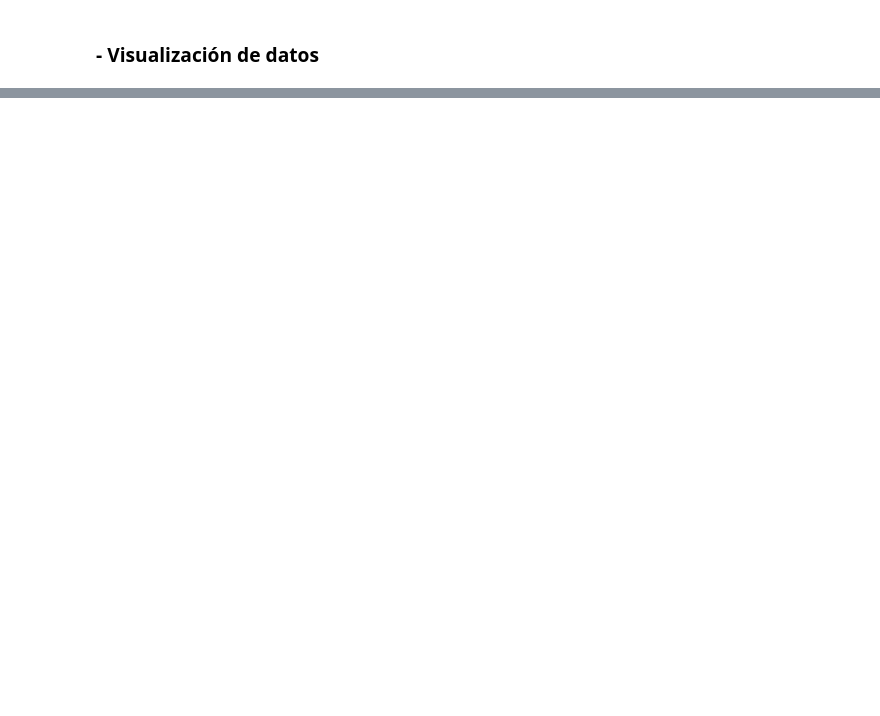
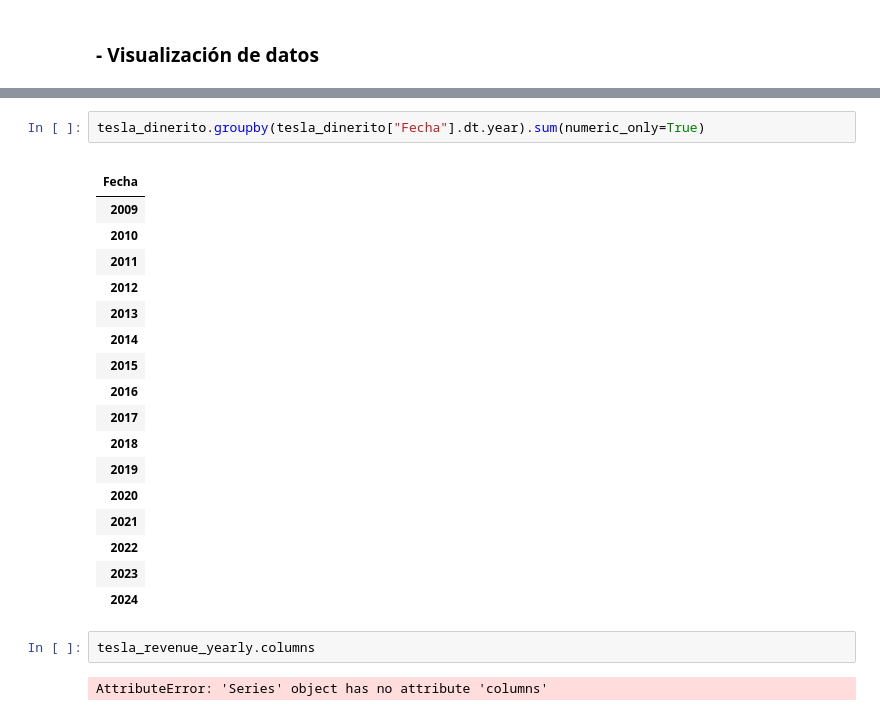
Before and after one commit to Antero-ops/web-scraping-project-tutorial, a Jupyter notebook: src/explore.es.ipynb, the cells around one changed output, grey strips where cells are left out. Cells and saved outputs as stored; diff of their text form; blank space fills up the shorter version.

```diff
--- a/src/explore.es.ipynb
+++ b/src/explore.es.ipynb
@@ -157,0 +197,25 @@ ValueError: Could not interpret value `Revenue` for `y`. An entry with this name
+# %%
+tesla_dinerito.groupby(tesla_dinerito["Fecha"].dt.year).sum(numeric_only=True)
+# %% [output]
+|  |
+| Fecha |
+| 2009 |
+| 2010 |
+| 2011 |
+| 2012 |
+| 2013 |
+| 2014 |
+| 2015 |
+| 2016 |
+| 2017 |
+| 2018 |
+| 2019 |
+| 2020 |
+| 2021 |
+| 2022 |
+| 2023 |
+| 2024 |
+# %%
+tesla_revenue_yearly.columns
+# %% [output]
+AttributeError: 'Series' object has no attribute 'columns'
```
Also changed, not shown: parts of 8 cells of this notebook, 2 other files.
